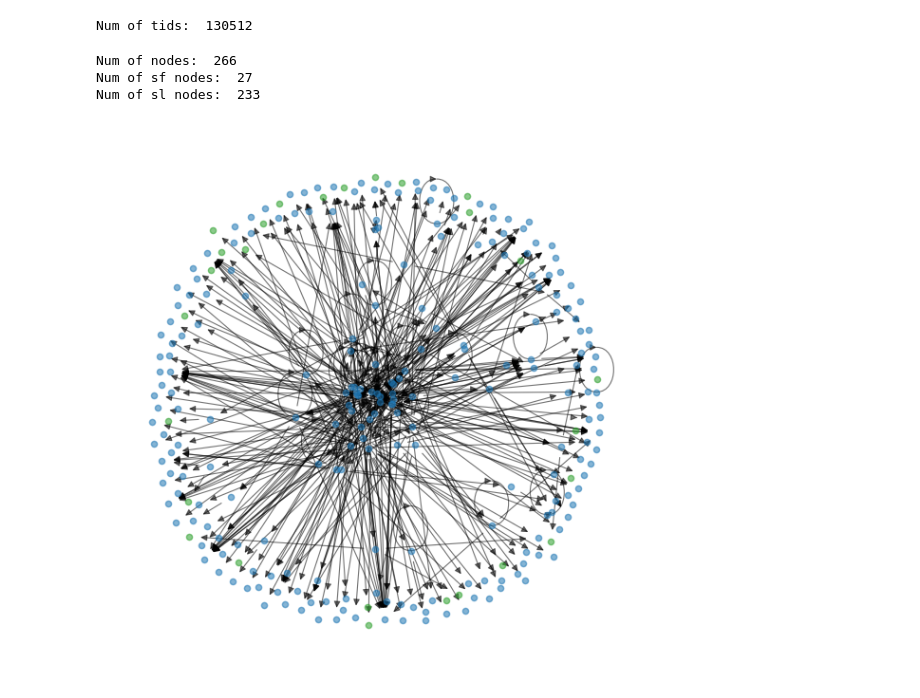
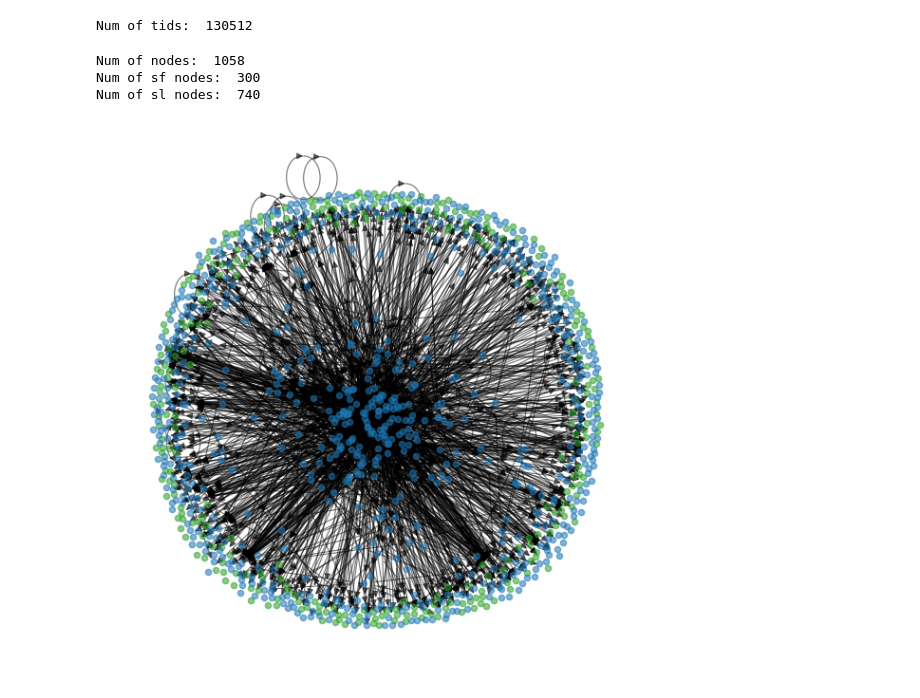
Before and after one commit to ritulS/TraceProc, a Jupyter notebook: snap_aggregation.ipynb, the cells around one changed output. Cells and saved outputs as stored; diff of their text form; code cells hidden in the pictures.

```diff
--- a/snap_aggregation.ipynb
+++ b/snap_aggregation.ipynb
@@ -163,38 +178,38 @@ for i in tqdm(range(len(tids_list))):
     # if i in [0,1,2]:
     #     continue
     ctr += 1
     tid_calls = extract_traceid_rows(df, tids_list[i])
     for call in tid_calls:
         all_edges.append([call.um, call.dm])
         all_nodes.append(call.um)
         all_nodes.append(call.dm)
         # print(call.rpctype)
         # rpc_types.append(call.rpctype)
         if call.rpctype == "db":
             all_sf_nodes.append(call.dm)
         else:
             all_sl_nodes.append(call.dm)
     # print("len tid:", len(tid_calls))
-    if ctr == 200:
+    if ctr == 1000:
         break
 all_nodes = list(set(all_nodes))
 print("Num of nodes: ", len(all_nodes))
 all_sf_nodes = list(set(all_sf_nodes))
 print("Num of sf nodes: ", len(all_sf_nodes))
 all_sl_nodes = list(set(all_sl_nodes))
 print("Num of sl nodes: ", len(all_sl_nodes))
 
 # unique_rpcs = list(set(rpc_types))
 # print("types : ", unique_rpcs)
 
 G = nx.DiGraph()
 G.add_edges_from(all_edges)
 plot_colored_graphnx(G, all_sf_nodes, all_sl_nodes)
 # %% [output]
-Num of nodes:  266
-Num of sf nodes:  27
-Num of sl nodes:  233
+Num of nodes:  1058
+Num of sf nodes:  300
+Num of sl nodes:  740
-[figure, old version]
+[figure, new version]
 # %%
 """
 SNAP Aggregation
```
Also changed, not shown: parts of 7 cells of this notebook, 1 other file.
